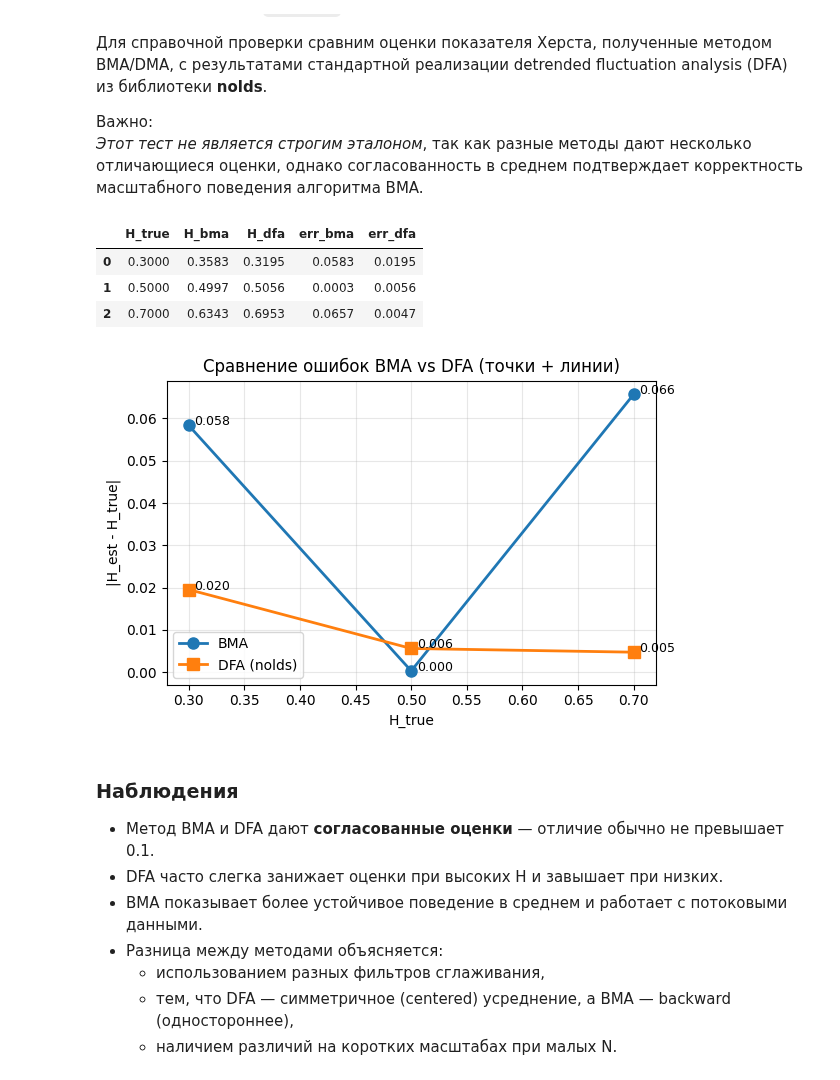
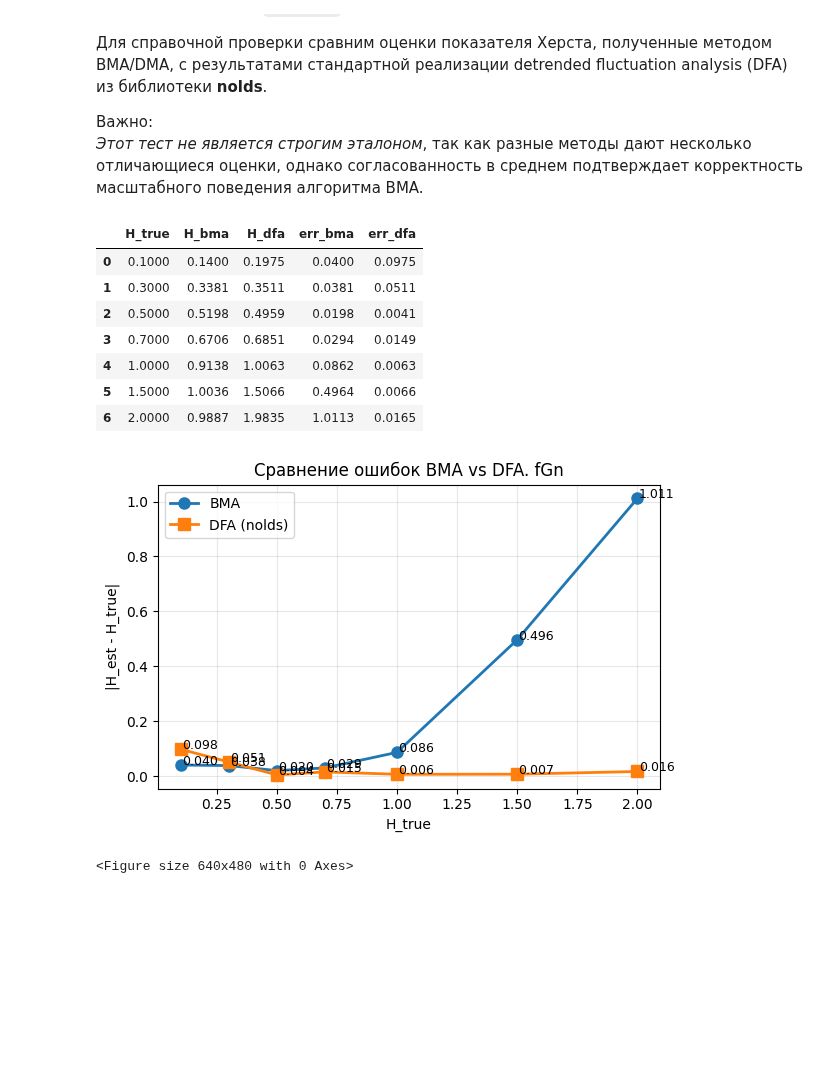
Before and after one commit to Digiratory/FluctuationAnalysisTools, a Jupyter notebook: research/bma.ipynb, the cells around one changed output. Drawn from its saved outputs; the diff is of its cells as text; code cells hidden in the pictures; blank space fills up the shorter version.

Commit message:
feat(issues): fix graphics

```diff
--- a/research/bma.ipynb
+++ b/research/bma.ipynb
@@ -331,11 +381,13 @@ df_results
 # %%
 summary = (
     df_results
-    .groupby(["type", "N"])
+    .groupby(["type", "N", "H_true"])
     .agg(
         eps_mean=("eps_mean", "mean"),
         rmse_mean=("rmse", "mean"),
+        dpcca_rmse_mean=("dpcca_rmse", "mean"),
         rmse_std=("rmse", "std"),
+        dpcca_rmse_std=("dpcca_rmse", "std"),
         time_mean_sec=("time_mean_sec", "mean"),
         time_std_sec=("time_std_sec", "mean"),
     )
@@ -360,14 +410,0 @@ summary
-# %%
-fig, ax = plt.subplots(figsize=(6, 4))
-
-for series_type in ["fGn", "fBm"]:
-    sub = summary[summary["type"] == series_type]
-    ax.plot(sub["N"], sub["rmse_mean"], marker="o", label=series_type)
-
-ax.set_xscale("log", base=2)
-ax.set_xlabel("Длина ряда N")
-ax.set_ylabel("Средний RMSE по H")
-ax.set_title("RMSE оценки H vs N (усреднено по H_true)")
-ax.legend()
-plt.tight_layout()
-plt.show()
@@ -376,21 +410,0 @@ plt.show()
-# %%
-for series_type in ["fGn", "fBm"]:
-    fig, ax = plt.subplots(figsize=(6, 4))
-    sub = summary[summary["type"] == series_type]
-
-    ax.errorbar(
-        sub["N"],
-        sub["rmse_mean"],
-        yerr=sub["rmse_std"],
-        marker="o",
-        capsize=4,
-        label=series_type
-    )
-
-    ax.set_xscale("log", base=2)
-    ax.set_xlabel("Длина ряда N")
-    ax.set_ylabel("Средний RMSE по H")
-    ax.set_title("RMSE оценки H vs N (усреднено по H_true)")
-    ax.legend()
-    plt.tight_layout()
-    plt.show()
@@ -490,7 +621,7 @@ except ImportError:
     nolds_available = False
 # %%
 if nolds_available:
-    H_values_compare = [0.3, 0.5, 0.7]
+    H_values_compare = [0.1, 0.3, 0.5, 0.7, 1, 1.5, 2]
     N = 2**14
     n_integral = 1  # работаем с fGn
 
@@ -528,42 +659,38 @@ else:
     print("Библиотека nolds недоступна, сравнение BMA vs DFA пропущено.")
 # %% [output]
 |  | H_true | H_bma | H_dfa | err_bma | err_dfa |
-| 0 | 0.3000 | 0.3583 | 0.3195 | 0.0583 | 0.0195 |
-| 1 | 0.5000 | 0.4997 | 0.5056 | 0.0003 | 0.0056 |
-| 2 | 0.7000 | 0.6343 | 0.6953 | 0.0657 | 0.0047 |
+| 0 | 0.1000 | 0.1400 | 0.1975 | 0.0400 | 0.0975 |
+| 1 | 0.3000 | 0.3381 | 0.3511 | 0.0381 | 0.0511 |
+| 2 | 0.5000 | 0.5198 | 0.4959 | 0.0198 | 0.0041 |
+| 3 | 0.7000 | 0.6706 | 0.6851 | 0.0294 | 0.0149 |
+| 4 | 1.0000 | 0.9138 | 1.0063 | 0.0862 | 0.0063 |
+| 5 | 1.5000 | 1.0036 | 1.5066 | 0.4964 | 0.0066 |
+| 6 | 2.0000 | 0.9887 | 1.9835 | 1.0113 | 0.0165 |
 # %%
 import matplotlib.pyplot as plt
 
 fig, ax = plt.subplots(figsize=(6, 4))
 
 H = df_compare["H_true"]
 
 # линии + точки
 ax.plot(H, df_compare["err_bma"], "-o", label="BMA", linewidth=2, markersize=8)
 ax.plot(H, df_compare["err_dfa"], "-s", label="DFA (nolds)", linewidth=2, markersize=8)
 
 # подписи точек
 for i, row in df_compare.iterrows():
     ax.text(row["H_true"] + 0.005, row["err_bma"], f"{row['err_bma']:.3f}", fontsize=9)
     ax.text(row["H_true"] + 0.005, row["err_dfa"], f"{row['err_dfa']:.3f}", fontsize=9)
 
 ax.set_xlabel("H_true")
 ax.set_ylabel("|H_est - H_true|")
-ax.set_title("Сравнение ошибок BMA vs DFA (точки + линии)")
+ax.set_title("Сравнение ошибок BMA vs DFA. fGn")
 ax.legend()
 ax.grid(True, alpha=0.3)
 
 plt.tight_layout()
 plt.show()
+plt.savefig("fig5", format="svg") # only for local storage
 # %% [output]
-[figure, old version]
+[figure, new version]
+<Figure size 640x480 with 0 Axes>
-# %% [markdown]
-### Наблюдения
-
-* Метод BMA и DFA дают **согласованные оценки** — отличие обычно не превышает 0.1.
-* DFA часто слегка занижает оценки при высоких H и завышает при низких.
-* BMA показывает более устойчивое поведение в среднем и работает с потоковыми данными.
-* Разница между методами объясняется:
-  - использованием разных фильтров сглаживания,
-  - тем, что DFA — симметричное (centered) усреднение, а BMA — backward (одностороннее),
-  - наличием различий на коротких масштабах при малых N.
```
Also changed, not shown: parts of 21 cells of this notebook, 1 other file.
